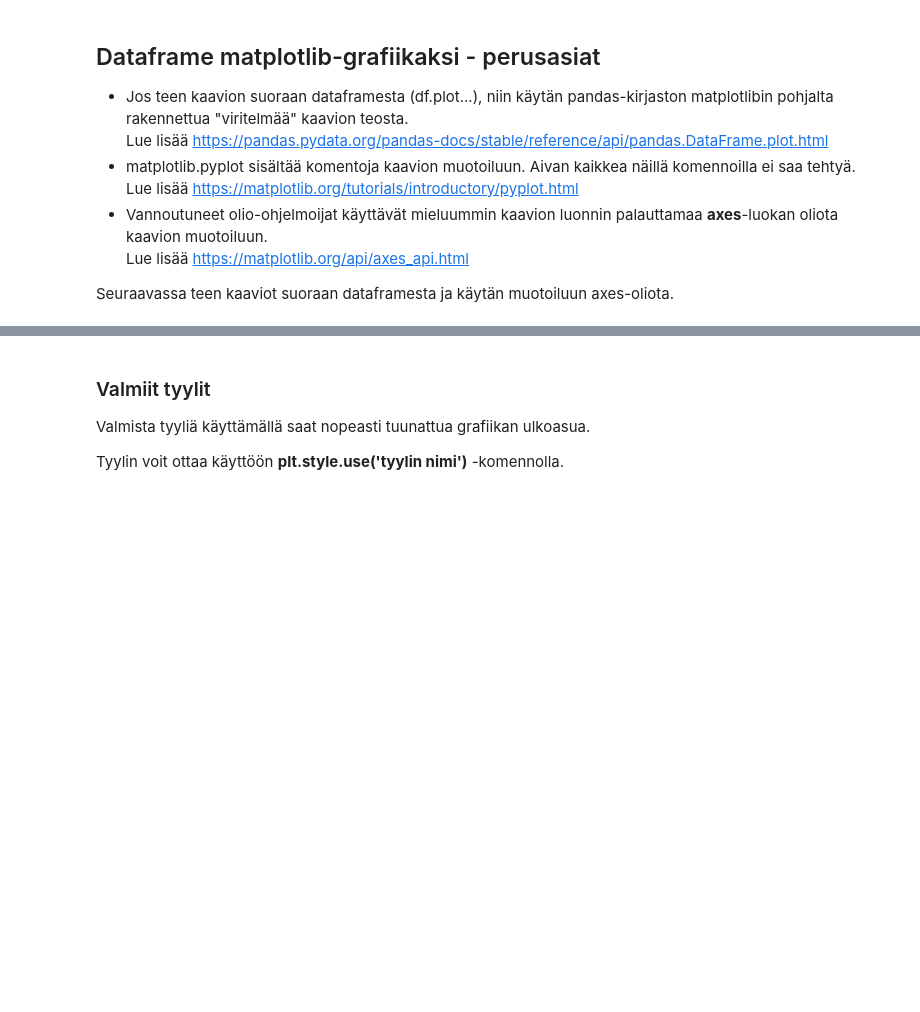
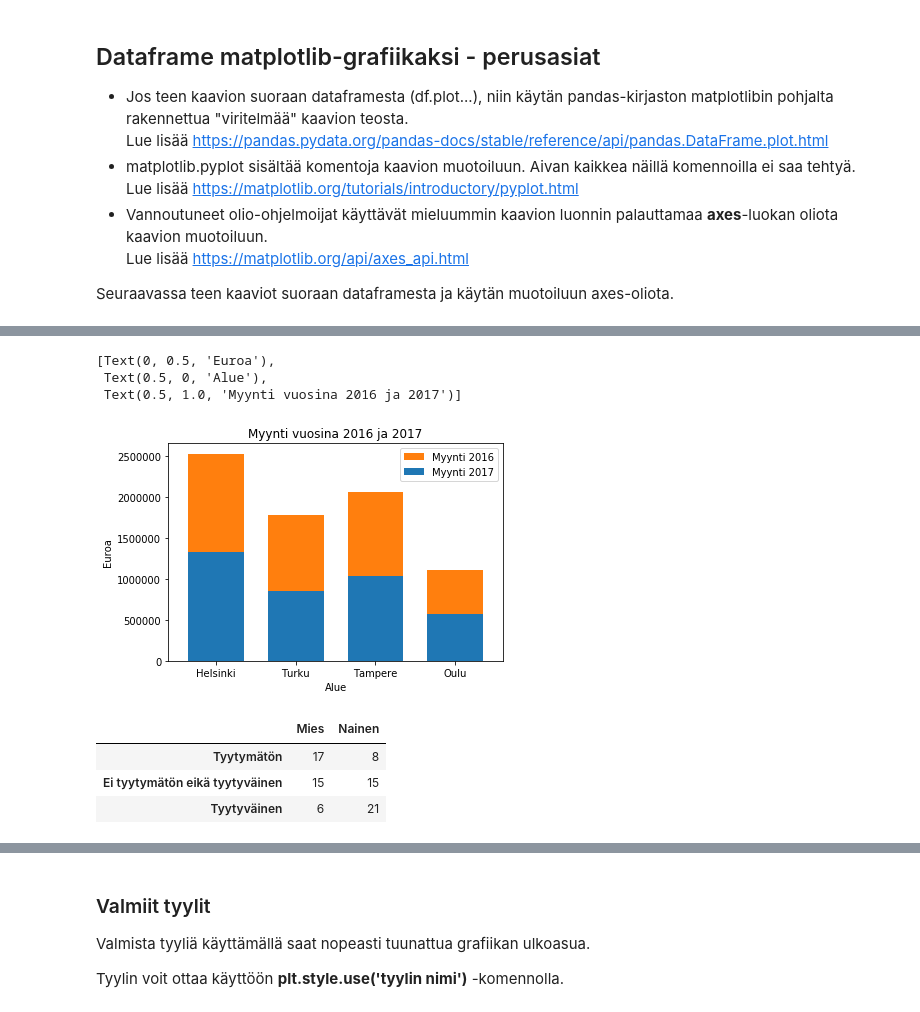
Before and after one commit to taanila/kaaviot, a Jupyter notebook: matplotlib.ipynb, the cells around one changed output, grey strips where cells are left out. Cells and saved outputs as stored; diff of their text form; code cells hidden in the pictures; blank space fills up the shorter version.

```diff
--- a/matplotlib.ipynb
+++ b/matplotlib.ipynb
@@ -16,0 +91,22 @@ import matplotlib.pyplot as plt
+# %%
+#stacked=True pinoaa pylväät päällekkäin
+#legend='reverse' kääntää selitteen järjestyksen
+ax3 = df2.plot.bar(rot=0, stacked=True, legend='reverse', width=0.7)
+
+#otsikoinnit
+ax3.set(title='Myynti vuosina 2016 ja 2017', xlabel='Alue', ylabel='Euroa')
+# %% [output]
+[Text(0, 0.5, 'Euroa'),
+ Text(0.5, 0, 'Alue'),
+ Text(0.5, 1.0, 'Myynti vuosina 2016 ja 2017')]
+[figure, added]
+# %%
+#teen uuden dataframen
+df3 = pd.DataFrame({'Mies':[17,15,6],'Nainen':[8,15,21]})
+df3.index = ['Tyytymätön','Ei tyytymätön eikä tyytyväinen','Tyytyväinen']
+df3
+# %% [output]
+|  | Mies | Nainen |
+| Tyytymätön | 17 | 8 |
+| Ei tyytymätön eikä tyytyväinen | 15 | 15 |
+| Tyytyväinen | 6 | 21 |
```
Also changed, not shown: parts of 30 cells of this notebook.
